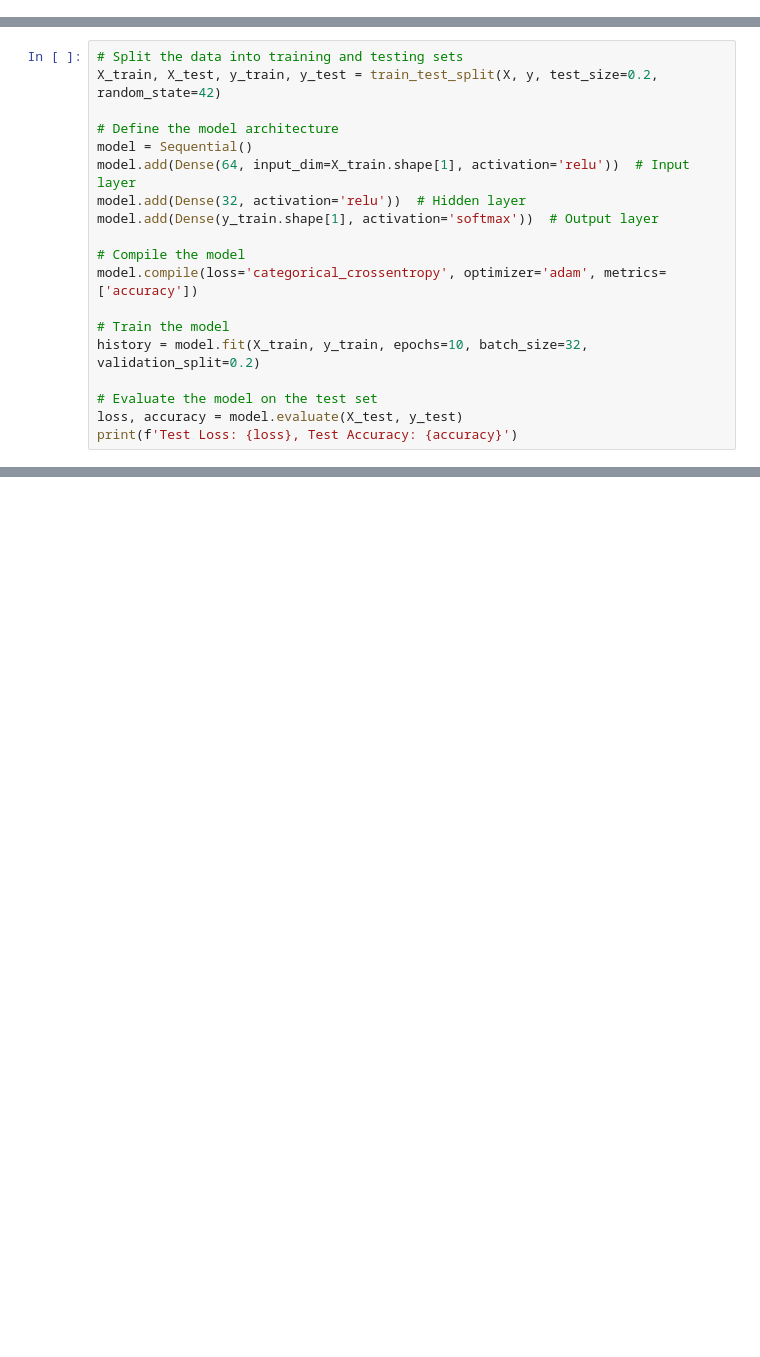
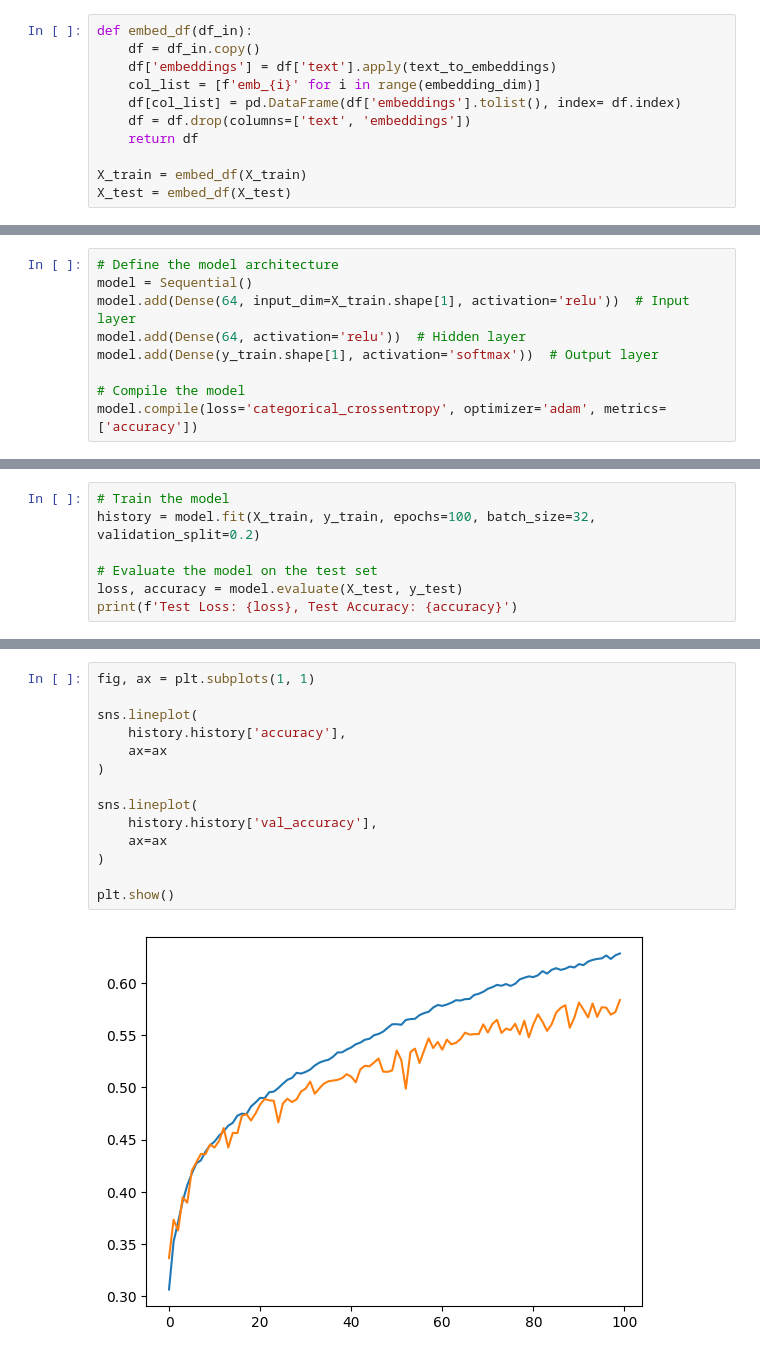
Before and after one commit to philippschauer/PhiSch314, a Jupyter notebook: 2024-03-12 - Task 1 - Train Model.ipynb, the cells around one changed output, grey strips where cells are left out. Saved outputs shown, nothing was run; the diff lists cells and outputs as text; blank space fills up the shorter version.

```diff
--- a/2024-03-12 - Task 1 - Train Model.ipynb
+++ b/2024-03-12 - Task 1 - Train Model.ipynb
@@ -14,0 +84,11 @@ y = pd.get_dummies(df['label'])
+# %%
+def embed_df(df_in):
+    df = df_in.copy()
+    df['embeddings'] = df['text'].apply(text_to_embeddings)
+    col_list = [f'emb_{i}' for i in range(embedding_dim)]
+    df[col_list] = pd.DataFrame(df['embeddings'].tolist(), index= df.index)
+    df = df.drop(columns=['text', 'embeddings'])
+    return df
+
+X_train = embed_df(X_train)
+X_test = embed_df(X_test)
@@ -15,19 +97,9 @@ y = pd.get_dummies(df['label'])
 # %%
-# Split the data into training and testing sets
-X_train, X_test, y_train, y_test = train_test_split(X, y, test_size=0.2, random_state=42)
-
 # Define the model architecture
 model = Sequential()
 model.add(Dense(64, input_dim=X_train.shape[1], activation='relu'))  # Input layer
-model.add(Dense(32, activation='relu'))  # Hidden layer
+model.add(Dense(64, activation='relu'))  # Hidden layer
 model.add(Dense(y_train.shape[1], activation='softmax'))  # Output layer
 
 # Compile the model
 model.compile(loss='categorical_crossentropy', optimizer='adam', metrics=['accuracy'])
-
-# Train the model
-history = model.fit(X_train, y_train, epochs=10, batch_size=32, validation_split=0.2)
-
-# Evaluate the model on the test set
-loss, accuracy = model.evaluate(X_test, y_test)
-print(f'Test Loss: {loss}, Test Accuracy: {accuracy}')
@@ -51,0 +106,7 @@ Test Loss: 1.317688226699829, Test Accuracy: 0.4721812605857849
+# %%
+# Train the model
+history = model.fit(X_train, y_train, epochs=100, batch_size=32, validation_split=0.2)
+
+# Evaluate the model on the test set
+loss, accuracy = model.evaluate(X_test, y_test)
+print(f'Test Loss: {loss}, Test Accuracy: {accuracy}')
@@ -51,0 +133,16 @@ Test Loss: 1.317688226699829, Test Accuracy: 0.4721812605857849
+# %%
+fig, ax = plt.subplots(1, 1)
+
+sns.lineplot(
+    history.history['accuracy'],
+    ax=ax
+)
+
+sns.lineplot(
+    history.history['val_accuracy'],
+    ax=ax
+)
+
+plt.show()
+# %% [output]
+[figure, added]
```
Also changed, not shown: parts of 19 cells of this notebook, 3 other files.
